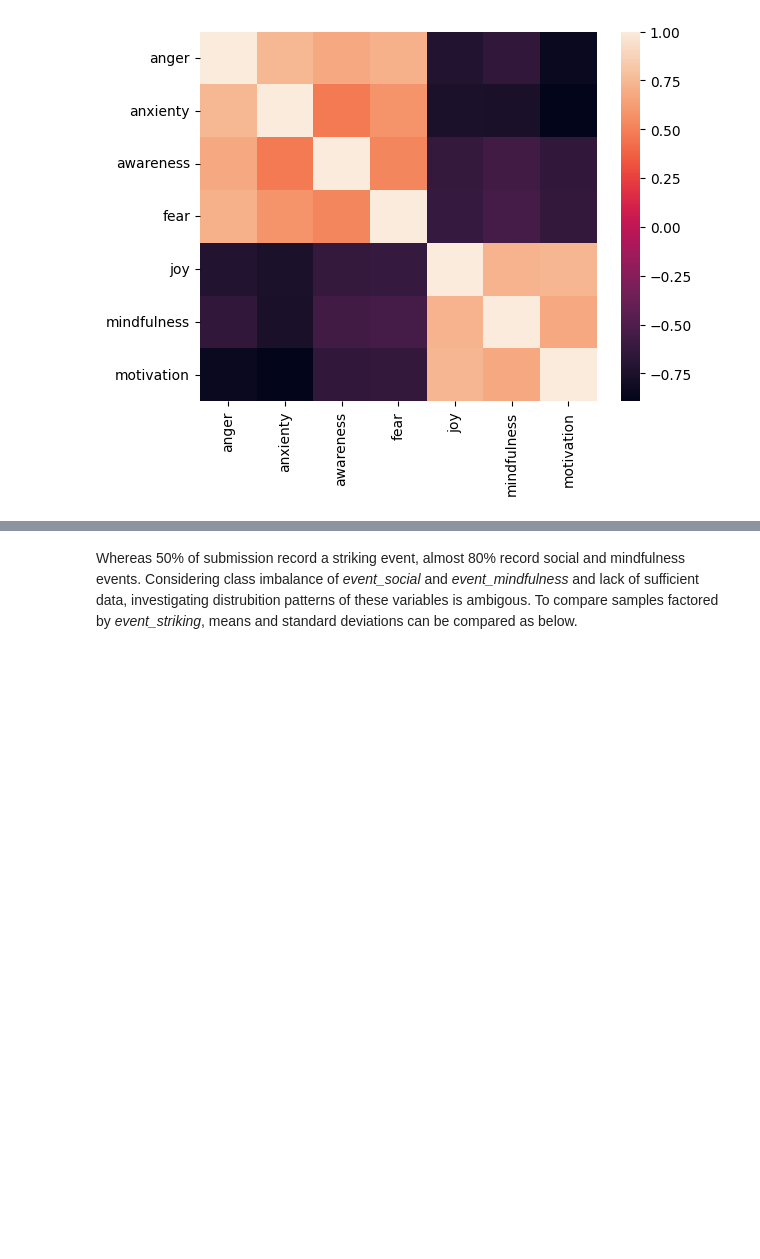
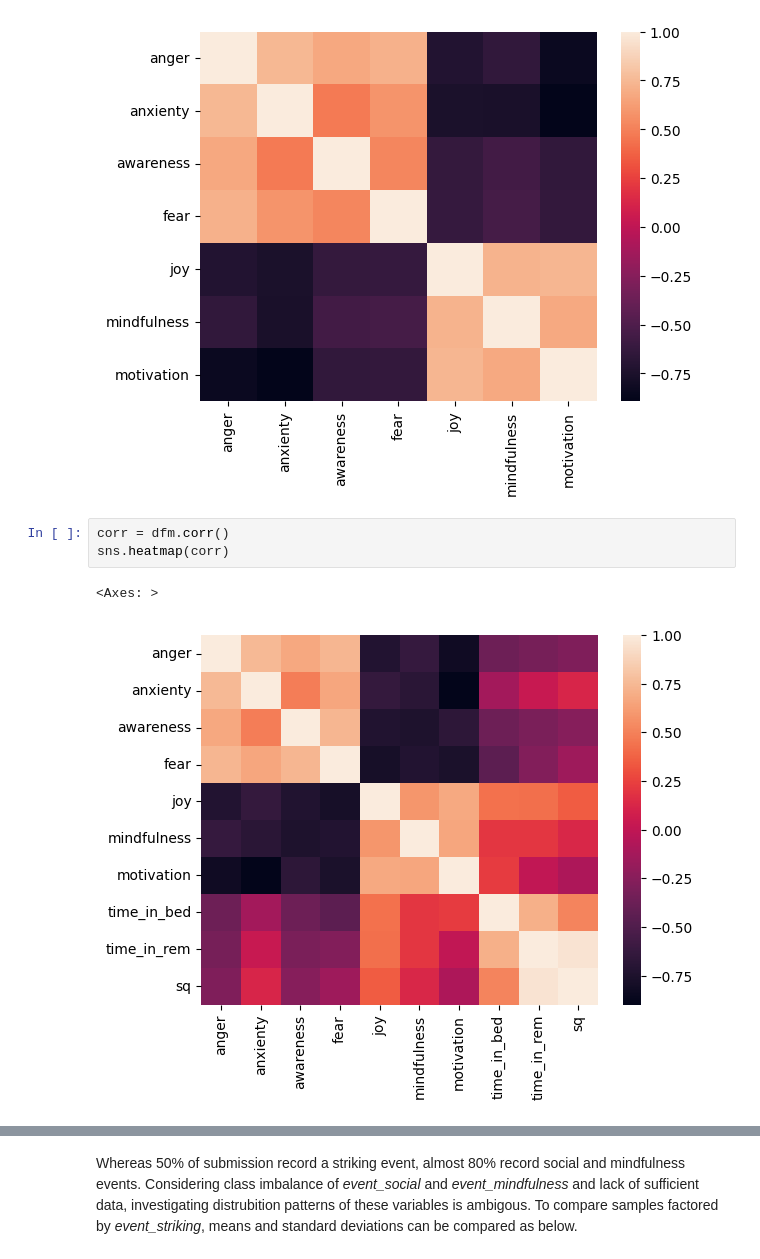
Before and after one commit to ecembalikk/dsa210-proj, a Jupyter notebook: analyze.ipynb, the cells around one changed output, grey strips where cells are left out. Drawn from its saved outputs; the diff is of its cells as text; blank space fills up the shorter version.

```diff
--- a/analyze.ipynb
+++ b/analyze.ipynb
@@ -184,6 +208,12 @@ sns.heatmap(corr)
 # %% [output]
 <Axes: >
 [figure]
+# %%
+corr = dfm.corr()
+sns.heatmap(corr)
+# %% [output]
+<Axes: >
+[figure, added]
 # %%
 corr
 # %% [output]
```
Also changed, not shown: parts of 18 cells of this notebook.
